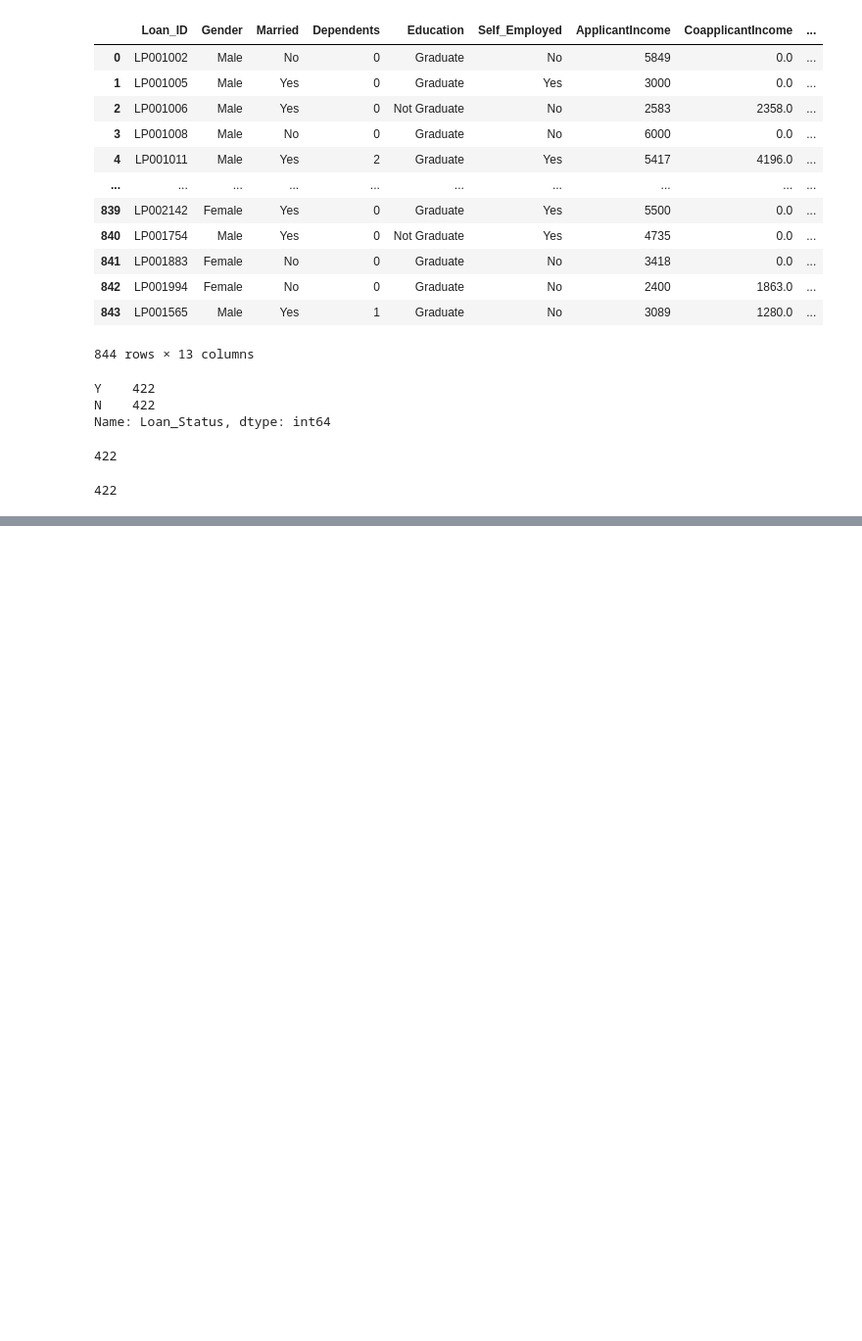
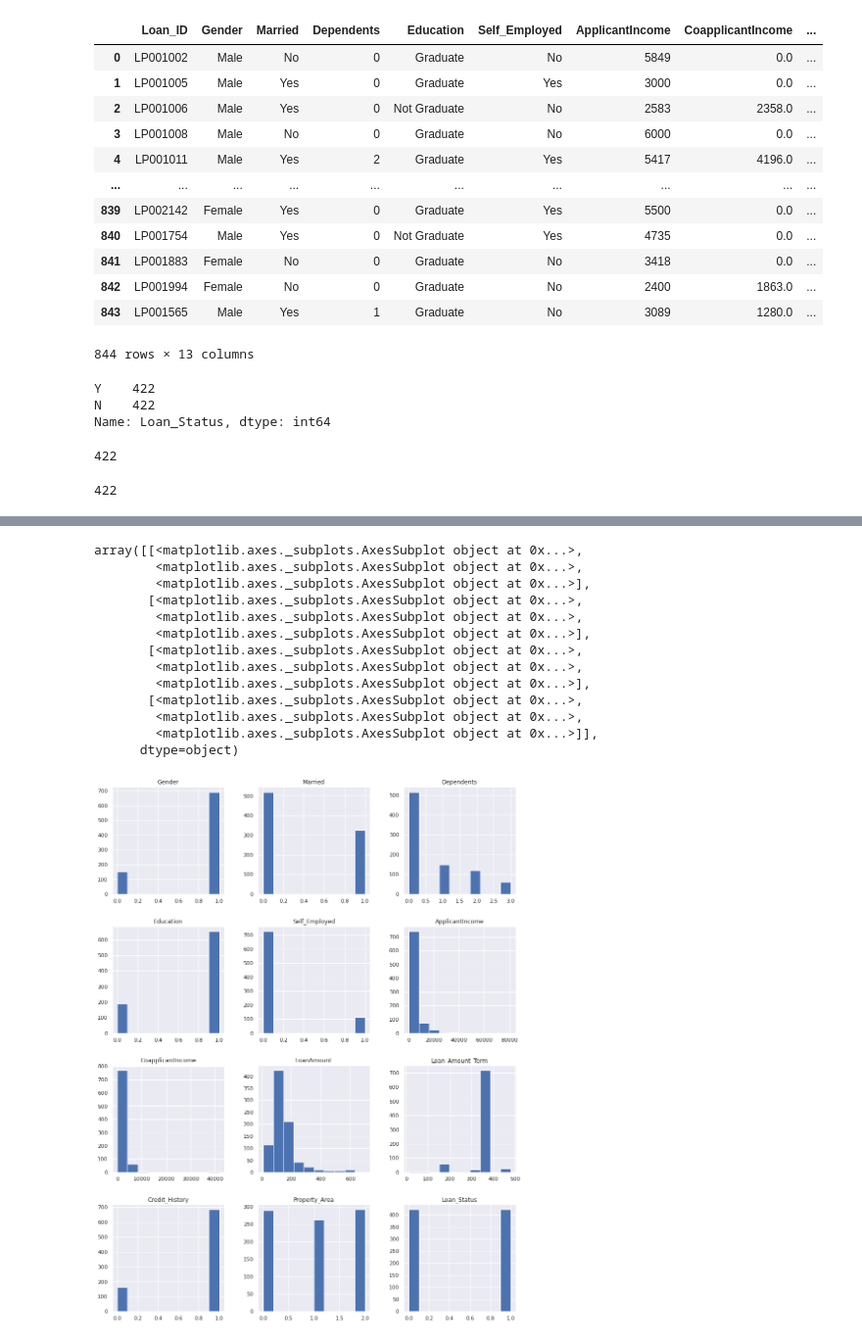
Before and after one commit to ahmadfariz23/Loan-Prediction, a Jupyter notebook: Data_Analisis.ipynb, the cells around one changed output, grey strips where cells are left out. Shown: that part at 98% size. Cells and saved outputs as stored; diff of their text form; code cells hidden in the pictures; blank space fills up the shorter version.

```diff
--- a/Data_Analisis.ipynb
+++ b/Data_Analisis.ipynb
@@ -45,0 +131,8 @@ count_class_N
+# %%
+data_test_over ['Dependents'] = data_test_over['Dependents'].fillna(data_test_over['Dependents'].mode()[0])
+data_test_over['Married'] = data_test_over['Married'].fillna(data_test_over['Married'].mode()[0])
+data_test_over['Self_Employed'] = data_test_over['Self_Employed'].fillna(data_test_over['Self_Employed'].mode()[0])
+data_test_over['Gender'] = data_test_over['Gender'].fillna(data_test_over['Gender'].mode()[0])
+data_test_over['Credit_History'] = data_test_over['Credit_History'].fillna(data_test_over['Credit_History'].mode()[0])
+data_test_over ['LoanAmount'] = data_test_over['LoanAmount'].replace(np.NaN , data_test_over['LoanAmount'].mean())
+data_test_over ['Loan_Amount_Term'] = data_test_over['Loan_Amount_Term'].replace(np.NaN , data_test_over['Loan_Amount_Term'].mean())
@@ -45,0 +160,9 @@ count_class_N
+# %%
+data_test_over['Gender'] = data_test_over['Gender'].map({'Male':1, 'Female':0})
+data_test_over['Self_Employed'] = data_test_over['Self_Employed'].map({'Yes':1, 'No':0})
+data_test_over['Education'] = data_test_over['Education'].map({'Graduate':1, 'Not Graduate':0})
+data_test_over['Loan_Status'] = data_test_over['Loan_Status'].map({'Y':1, 'N':0})
+data_test_over['Married'] = data_test_over['Married'].map({'No':1, 'Yes':0})
+data_test_over['Property_Area'] = data_test_over['Property_Area'].map({'Rural':1, 'Semiurban':0,'Urban':2})
+data_test_over['Dependents'] = data_test_over['Dependents'].map({'1':1, '0':0,'2':2,'3+':3})
+# data_test_over['Loan_Amount_Term'] = data_test_over['Loan_Amount_Term'].map({'1':1, '0':0,'2':2,'3+':3})
@@ -45,0 +186,21 @@ count_class_N
+# %%
+# data.hist()
+
+fig = plt.figure(figsize = (15,20))
+ax = fig.gca()
+data_test_over.hist(ax = ax)
+# %% [output]
+array([[<matplotlib.axes._subplots.AxesSubplot object at 0x...>,
+        <matplotlib.axes._subplots.AxesSubplot object at 0x...>,
+        <matplotlib.axes._subplots.AxesSubplot object at 0x...>],
+       [<matplotlib.axes._subplots.AxesSubplot object at 0x...>,
+        <matplotlib.axes._subplots.AxesSubplot object at 0x...>,
+        <matplotlib.axes._subplots.AxesSubplot object at 0x...>],
+       [<matplotlib.axes._subplots.AxesSubplot object at 0x...>,
+        <matplotlib.axes._subplots.AxesSubplot object at 0x...>,
+        <matplotlib.axes._subplots.AxesSubplot object at 0x...>],
+       [<matplotlib.axes._subplots.AxesSubplot object at 0x...>,
+        <matplotlib.axes._subplots.AxesSubplot object at 0x...>,
+        <matplotlib.axes._subplots.AxesSubplot object at 0x...>]],
+      dtype=object)
+[figure, added]
```
Also changed, not shown: parts of 16 cells of this notebook.
